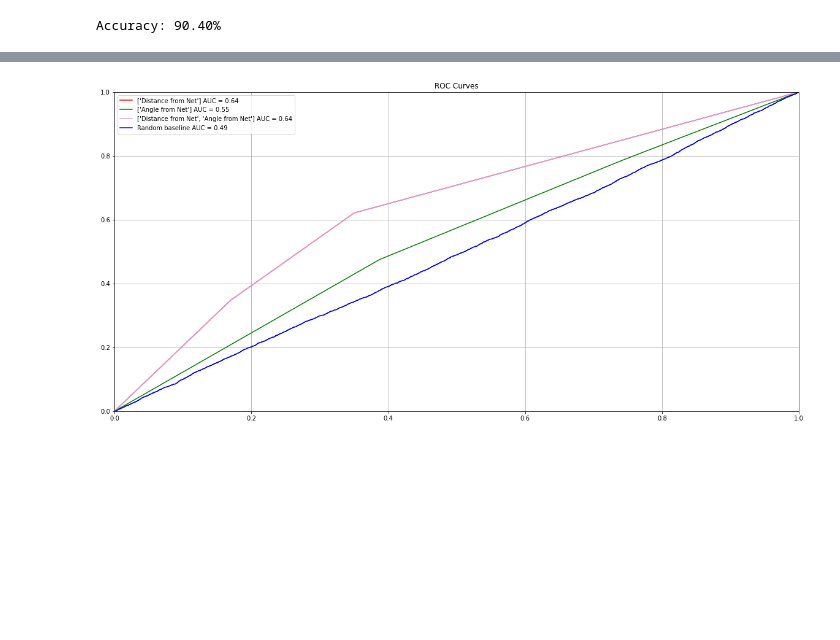
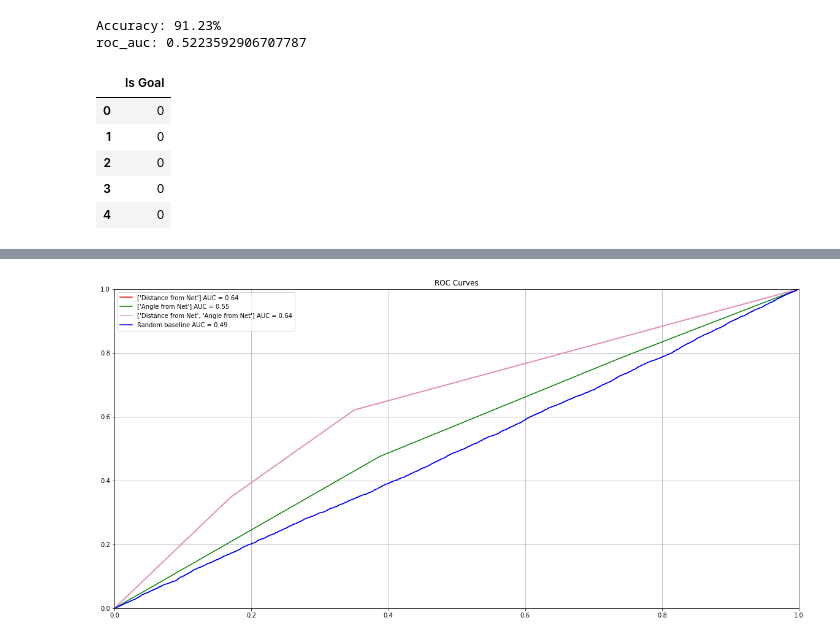
Before and after one commit to IreneZhou0129/IFT6758_m1, a Jupyter notebook: notebooks/m2_q6.ipynb, the cells around one changed output, grey strips where cells are left out. Saved outputs shown, nothing was run; the diff lists cells and outputs as text; code cells hidden in the pictures; blank space fills up the shorter version.

```diff
--- a/notebooks/m2_q6.ipynb
+++ b/notebooks/m2_q6.ipynb
@@ -20,14 +24,17 @@ X,y = read_dataset()
 # Approch 1: Decision Tree Classifier
 ##############################################################################
 # %%
-def tree_train(X, y, features=['Distance from Net']):
+def tree_train(X, y):
     # Create a training and validation split
-    X_train, X_test, y_train, y_test = train_test_split(X[features],
+    X_train, X_test, y_train, y_test = train_test_split(X,
                                                         y,
                                                         test_size=0.20,
                                                         random_state=50)
 
-    clf = DecisionTreeClassifier(max_leaf_nodes=3, random_state=0)
+    clf = DecisionTreeClassifier(
+                        max_leaf_nodes=3,
+                        max_depth=30,
+                        random_state=0)
     clf.fit(X_train, y_train)
 
     y_pred = clf.predict(X_test)
@@ -35,6 +42,20 @@ def tree_train(X, y, features=['Distance from Net']):
     accuracy = metrics.accuracy_score(y_test, y_pred)
     print("Accuracy: %.2f%%" % (accuracy * 100.0))
 
+    false_positive_rate, true_positive_rate, thresholds = roc_curve(y_test, y_pred)
+    roc_auc = auc(false_positive_rate, true_positive_rate)
+    print(f"roc_auc: {roc_auc}")
+
 tree_train(X, y)
 # %% [output]
-Accuracy: 90.40%
+Accuracy: 91.23%
+roc_auc: 0.5223592906707787
+# %%
+y.head()
+# %% [output]
+|  | Is Goal |
+| 0 | 0 |
+| 1 | 0 |
+| 2 | 0 |
+| 3 | 0 |
+| 4 | 0 |
```
Also changed, not shown: parts of 5 cells of this notebook, 4 other files.
